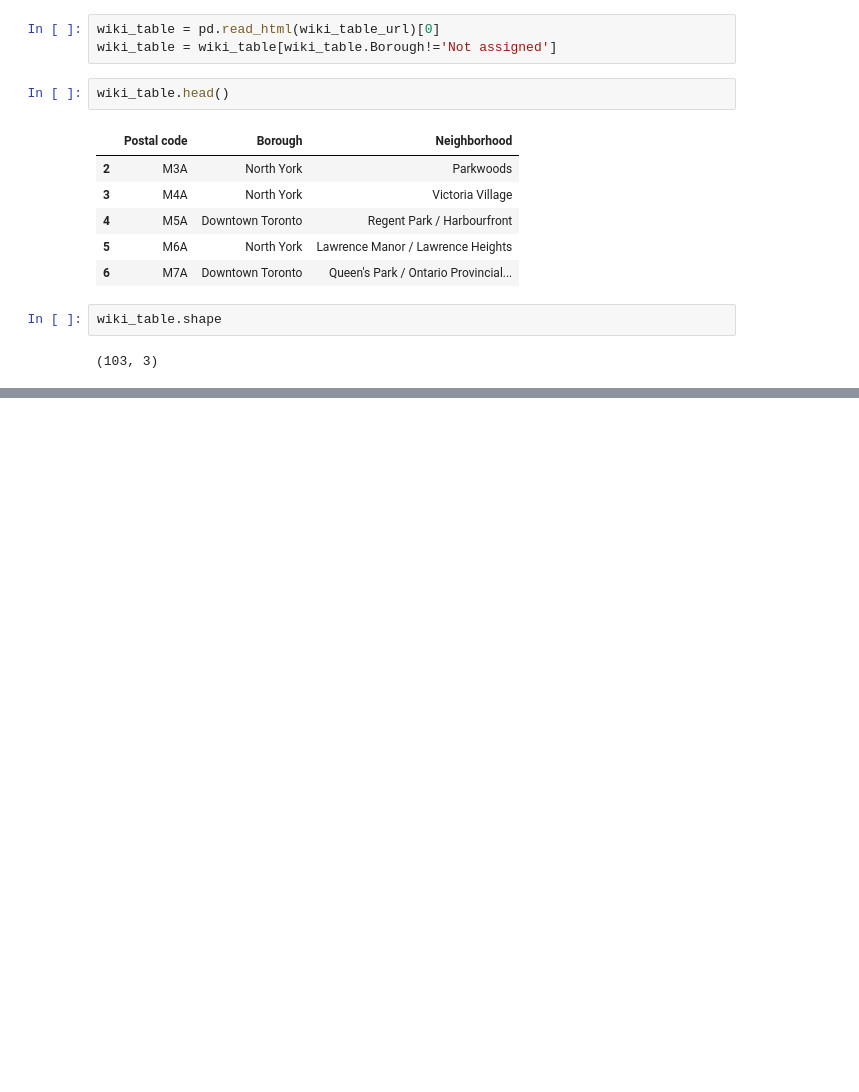
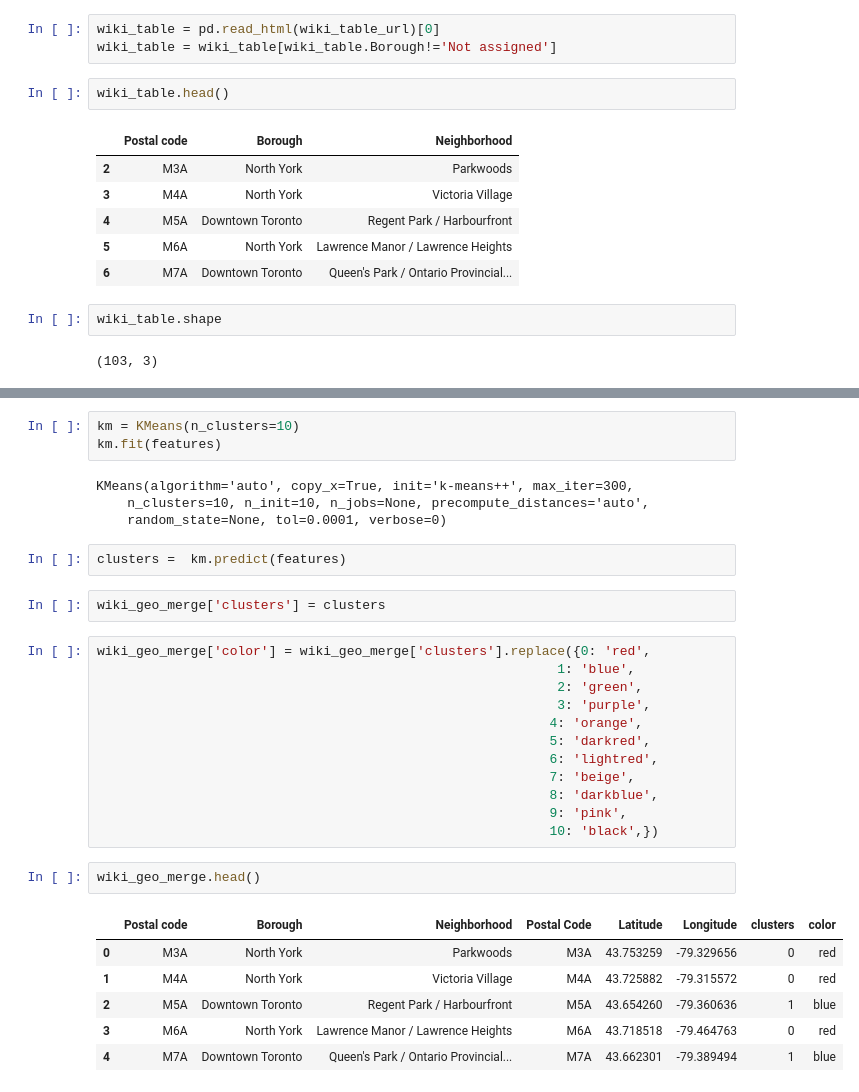
Before and after one commit to doguskidik/Coursera_Capstone, a Jupyter notebook: Segmenting and Clustering Neighborhoods in Toronto.ipynb, the cells around one changed output, grey strips where cells are left out. Saved outputs shown, nothing was run; the diff lists cells and outputs as text; blank space fills up the shorter version.

```diff
--- a/Segmenting and Clustering Neighborhoods in Toronto.ipynb
+++ b/Segmenting and Clustering Neighborhoods in Toronto.ipynb
@@ -20,0 +85,32 @@ wiki_table.shape
+# %%
+km = KMeans(n_clusters=10)
+km.fit(features)
+# %% [output]
+KMeans(algorithm='auto', copy_x=True, init='k-means++', max_iter=300,
+    n_clusters=10, n_init=10, n_jobs=None, precompute_distances='auto',
+    random_state=None, tol=0.0001, verbose=0)
+# %%
+clusters =  km.predict(features)
+# %%
+wiki_geo_merge['clusters'] = clusters
+# %%
+wiki_geo_merge['color'] = wiki_geo_merge['clusters'].replace({0: 'red',
+                                                           1: 'blue',
+                                                           2: 'green',
+                                                           3: 'purple',
+                                                          4: 'orange',
+                                                          5: 'darkred',
+                                                          6: 'lightred',
+                                                          7: 'beige',
+                                                          8: 'darkblue',
+                                                          9: 'pink',
+                                                          10: 'black',})
+# %%
+wiki_geo_merge.head()
+# %% [output]
+|  | Postal code | Borough | Neighborhood | Postal Code | Latitude | Longitude | clusters | color |
+| 0 | M3A | North York | Parkwoods | M3A | 43.753259 | -79.329656 | 0 | red |
+| 1 | M4A | North York | Victoria Village | M4A | 43.725882 | -79.315572 | 0 | red |
+| 2 | M5A | Downtown Toronto | Regent Park / Harbourfront | M5A | 43.654260 | -79.360636 | 1 | blue |
+| 3 | M6A | North York | Lawrence Manor / Lawrence Heights | M6A | 43.718518 | -79.464763 | 0 | red |
+| 4 | M7A | Downtown Toronto | Queen's Park / Ontario Provincial... | M7A | 43.662301 | -79.389494 | 1 | blue |
```
Also changed, not shown: parts of 13 cells of this notebook.
